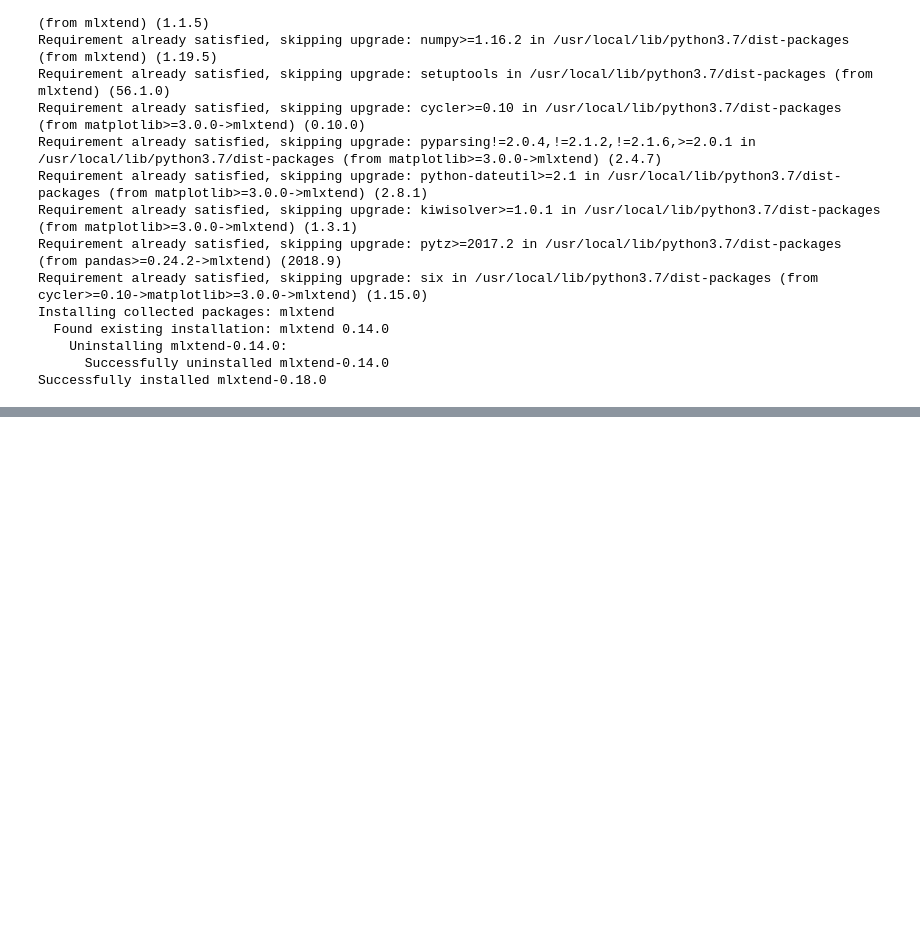
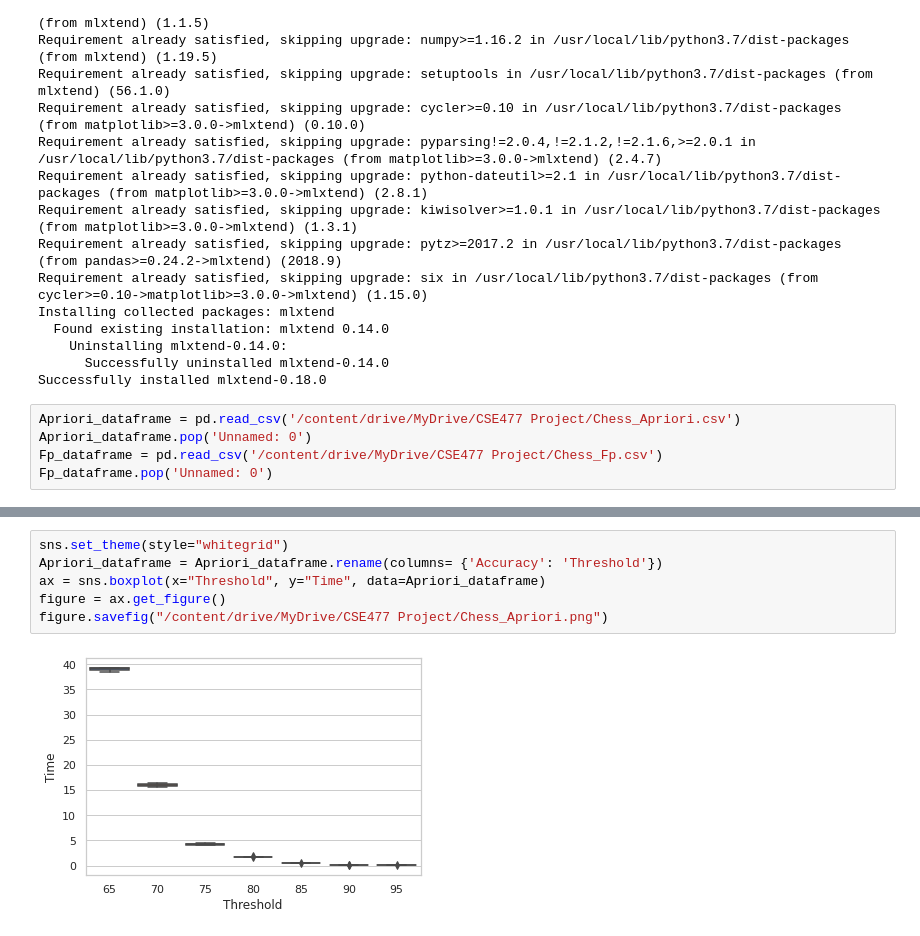
Before and after one commit to kafikewu/Pattern-Mining, a Jupyter notebook: Data_Cleaning.ipynb, the cells around one changed output, grey strips where cells are left out. Cells and saved outputs as stored; diff of their text form; blank space fills up the shorter version.

```diff
--- a/Data_Cleaning.ipynb
+++ b/Data_Cleaning.ipynb
@@ -58,3 +53,8 @@ Installing collected packages: mlxtend
     Uninstalling mlxtend-0.14.0:
       Successfully uninstalled mlxtend-0.14.0
 Successfully installed mlxtend-0.18.0
+# %%
+Apriori_dataframe = pd.read_csv('/content/drive/MyDrive/CSE477 Project/Chess_Apriori.csv')
+Apriori_dataframe.pop('Unnamed: 0')
+Fp_dataframe = pd.read_csv('/content/drive/MyDrive/CSE477 Project/Chess_Fp.csv')
+Fp_dataframe.pop('Unnamed: 0')
@@ -60,0 +74,8 @@ Successfully installed mlxtend-0.18.0
+# %%
+sns.set_theme(style="whitegrid")
+Apriori_dataframe = Apriori_dataframe.rename(columns= {'Accuracy': 'Threshold'})
+ax = sns.boxplot(x="Threshold", y="Time", data=Apriori_dataframe)
+figure = ax.get_figure()
+figure.savefig("/content/drive/MyDrive/CSE477 Project/Chess_Apriori.png")
+# %% [output]
+[figure, added]
```
Also changed, not shown: parts of 6 cells of this notebook.
